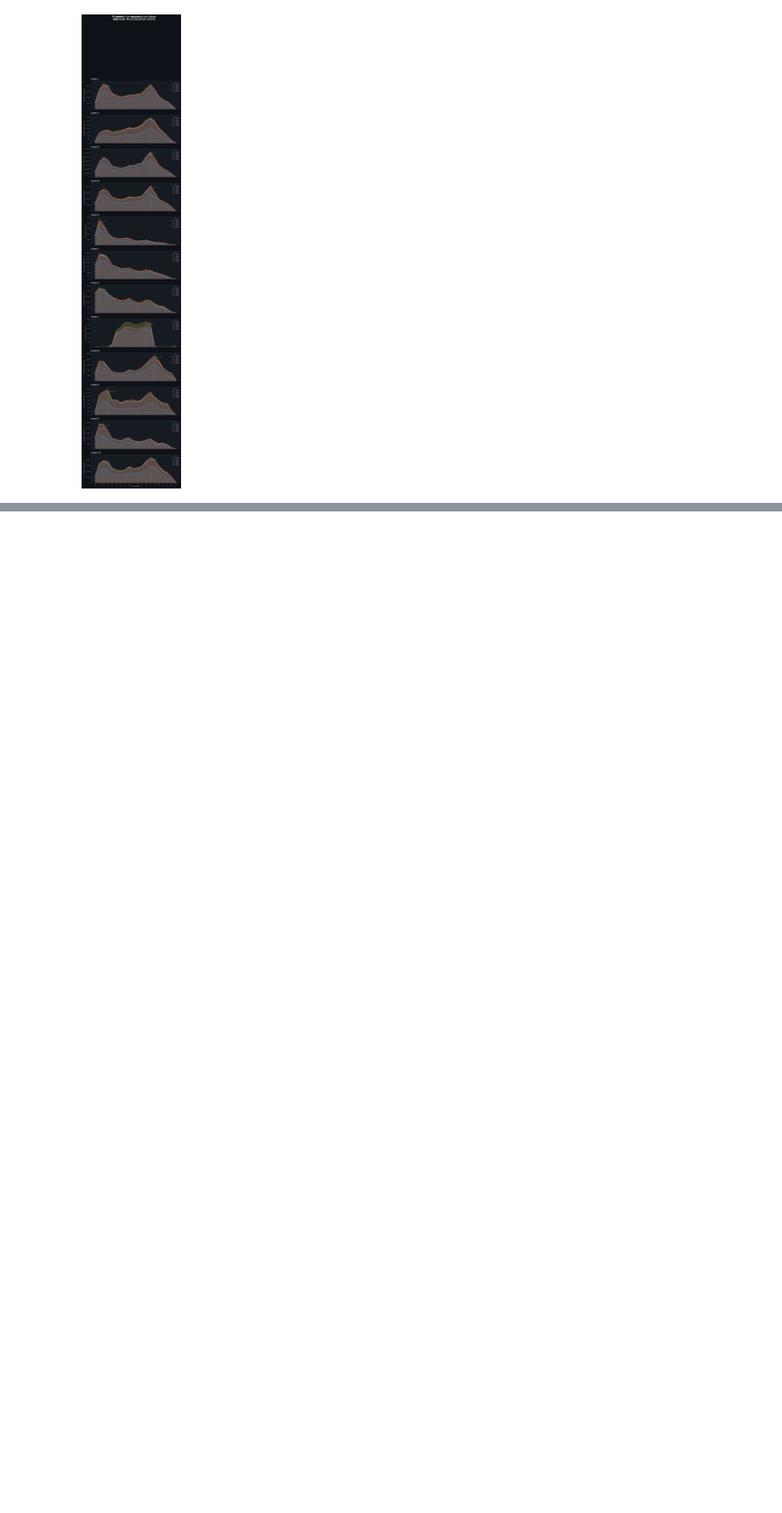
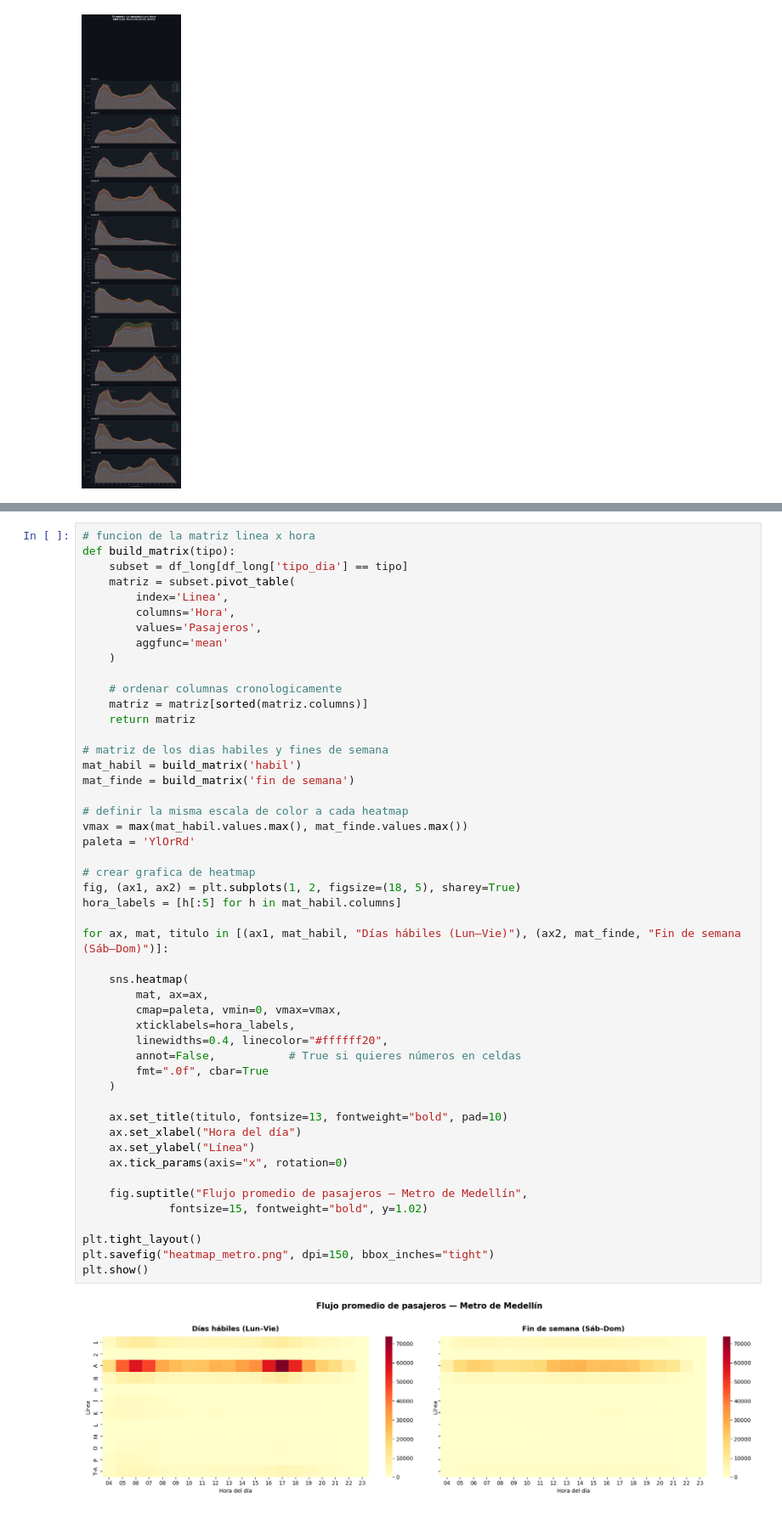
Before and after one commit to jbernalg/Project_Medellin_Metro, a Jupyter notebook: notebooks/preprocessing.ipynb, the cells around one changed output, grey strips where cells are left out. Shown at 85% size. Cells and saved outputs as stored; diff of their text form; blank space fills up the shorter version.

Commit message:
heatmap de hora x linea

```diff
--- a/notebooks/preprocessing.ipynb
+++ b/notebooks/preprocessing.ipynb
@@ -339,0 +386,51 @@ plt.show()
+# %%
+# funcion de la matriz linea x hora
+def build_matrix(tipo):
+    subset = df_long[df_long['tipo_dia'] == tipo]
+    matriz = subset.pivot_table(
+        index='Linea',
+        columns='Hora',
+        values='Pasajeros',
+        aggfunc='mean'
+    )
+
+    # ordenar columnas cronologicamente
+    matriz = matriz[sorted(matriz.columns)]
+    return matriz
+
+# matriz de los dias habiles y fines de semana
+mat_habil = build_matrix('habil')
+mat_finde = build_matrix('fin de semana')
+
+# definir la misma escala de color a cada heatmap
+vmax = max(mat_habil.values.max(), mat_finde.values.max())
+paleta = 'YlOrRd'
+
+# crear grafica de heatmap
+fig, (ax1, ax2) = plt.subplots(1, 2, figsize=(18, 5), sharey=True)
+hora_labels = [h[:5] for h in mat_habil.columns]
+
+for ax, mat, titulo in [(ax1, mat_habil, "Días hábiles (Lun–Vie)"), (ax2, mat_finde, "Fin de semana (Sáb–Dom)")]:
+
+    sns.heatmap(
+        mat, ax=ax,
+        cmap=paleta, vmin=0, vmax=vmax,
+        xticklabels=hora_labels,
+        linewidths=0.4, linecolor="#ffffff20",
+        annot=False,           # True si quieres números en celdas
+        fmt=".0f", cbar=True
+    )
+
+    ax.set_title(titulo, fontsize=13, fontweight="bold", pad=10)
+    ax.set_xlabel("Hora del día")
+    ax.set_ylabel("Línea")
+    ax.tick_params(axis="x", rotation=0)
+
+    fig.suptitle("Flujo promedio de pasajeros — Metro de Medellín",
+             fontsize=15, fontweight="bold", y=1.02)
+
+plt.tight_layout()
+plt.savefig("heatmap_metro.png", dpi=150, bbox_inches="tight")
+plt.show()
+# %% [output]
+[figure, added]
```
Also changed, not shown: parts of 7 cells of this notebook.
